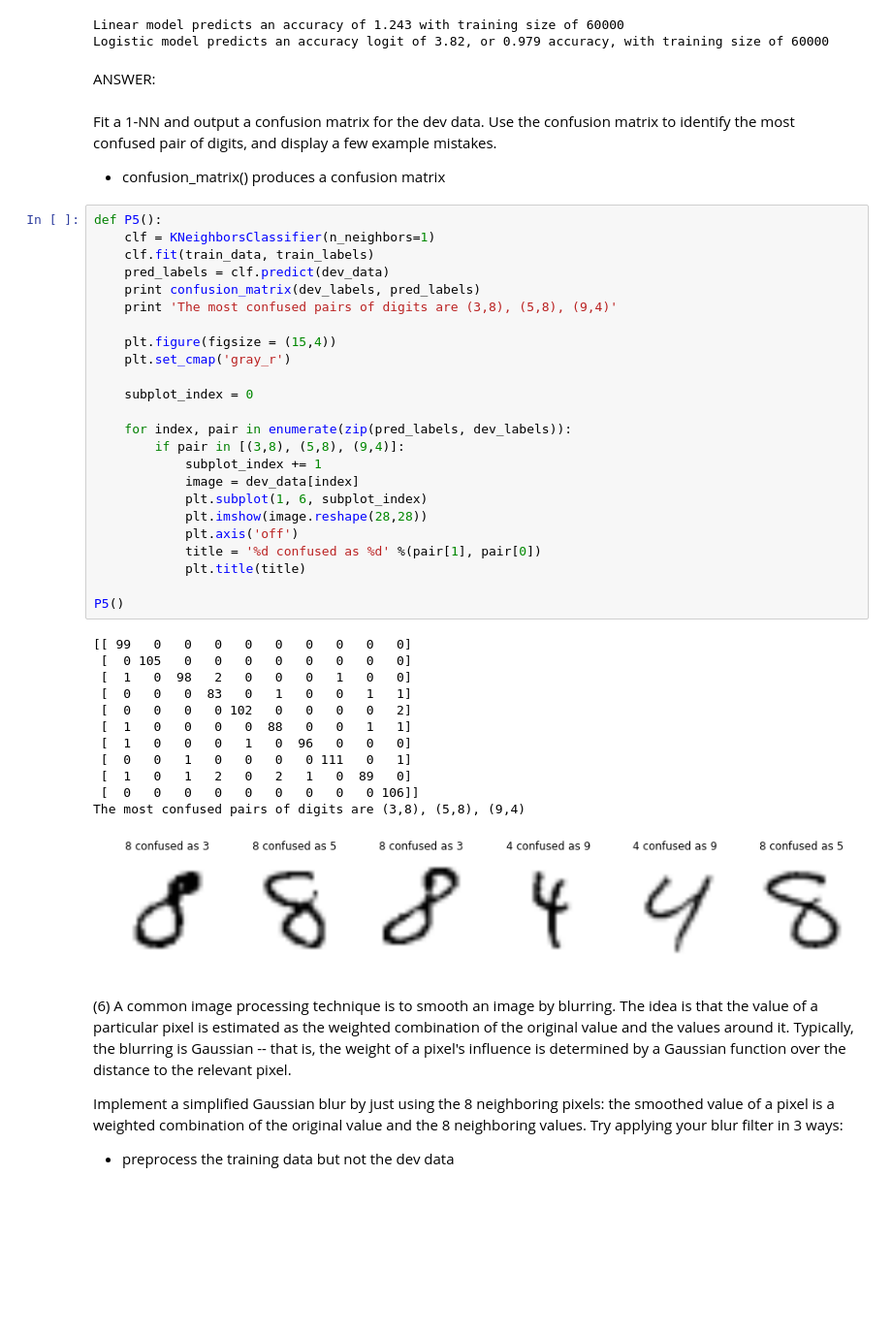
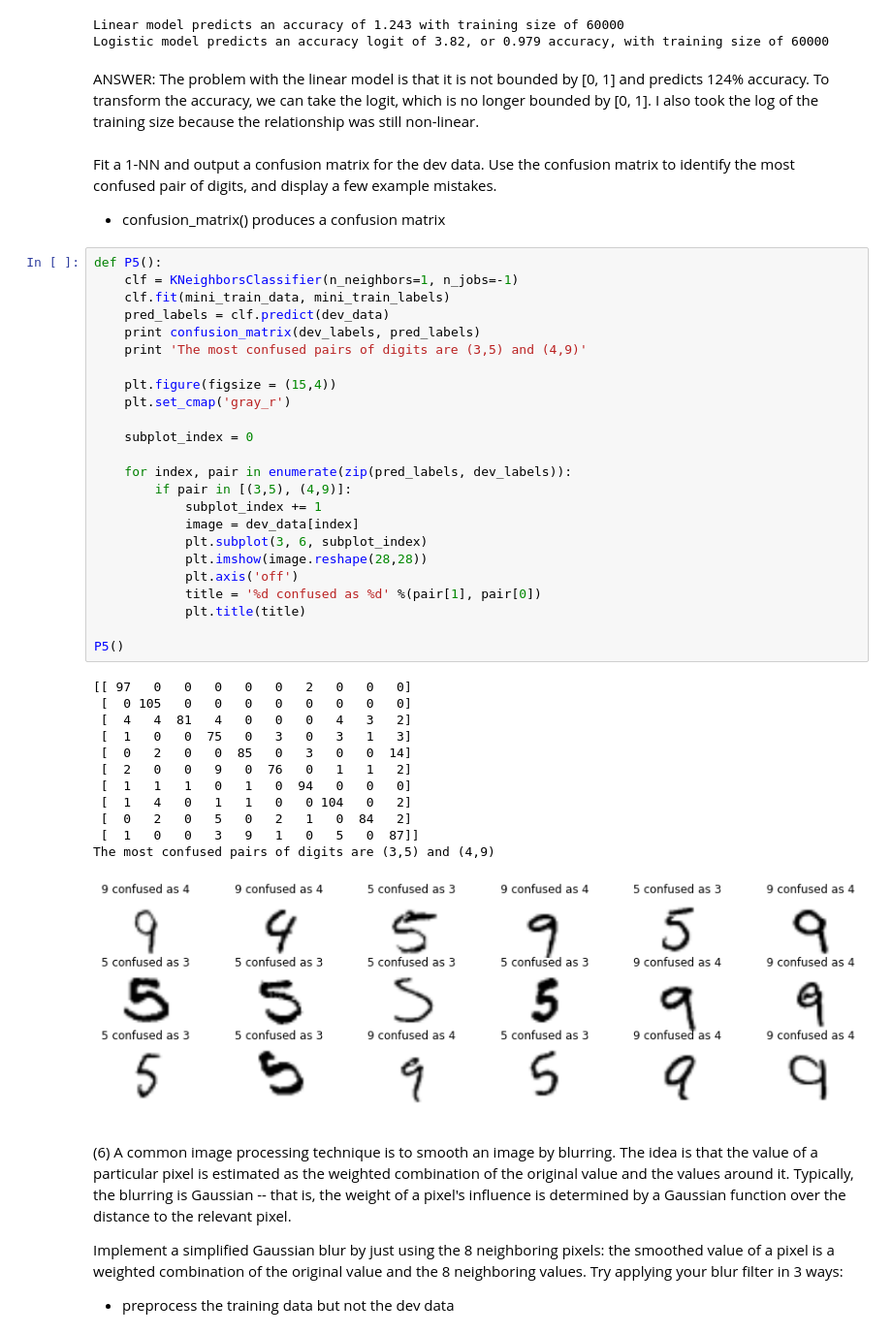
Before and after one commit to dlin17/w207, a Jupyter notebook: darren_lin_p1.ipynb, the cells around one changed output. Shown: that part at 97% size. Drawn from its saved outputs; the diff is of its cells as text; blank space fills up the shorter version.

```diff
--- a/darren_lin_p1.ipynb
+++ b/darren_lin_p1.ipynb
@@ -177,49 +177,49 @@ P4()
 # %% [output]
 Linear model predicts an accuracy of 1.243 with training size of 60000
 Logistic model predicts an accuracy logit of 3.82, or 0.979 accuracy, with training size of 60000
-# %% [markdown]
-ANSWER:
+# %% [markdown]
+ANSWER: The problem with the linear model is that it is not bounded by [0, 1] and predicts 124% accuracy. To transform the accuracy, we can take the logit, which is no longer bounded by [0, 1]. I also took the log of the training size because the relationship was still non-linear.
 # %% [markdown]
 Fit a 1-NN and output a confusion matrix for the dev data. Use the confusion matrix to identify the most confused pair of digits, and display a few example mistakes.
 
 - confusion_matrix() produces a confusion matrix
 # %%
 def P5():
-    clf = KNeighborsClassifier(n_neighbors=1)
-    clf.fit(train_data, train_labels)
+    clf = KNeighborsClassifier(n_neighbors=1, n_jobs=-1)
+    clf.fit(mini_train_data, mini_train_labels)
     pred_labels = clf.predict(dev_data)
     print confusion_matrix(dev_labels, pred_labels)
-    print 'The most confused pairs of digits are (3,8), (5,8), (9,4)'
+    print 'The most confused pairs of digits are (3,5) and (4,9)'
 
     plt.figure(figsize = (15,4))
     plt.set_cmap('gray_r')
 
     subplot_index = 0
 
     for index, pair in enumerate(zip(pred_labels, dev_labels)):
-        if pair in [(3,8), (5,8), (9,4)]:
+        if pair in [(3,5), (4,9)]:
             subplot_index += 1
             image = dev_data[index]
-            plt.subplot(1, 6, subplot_index)
+            plt.subplot(3, 6, subplot_index)
             plt.imshow(image.reshape(28,28))
             plt.axis('off')
             title = '%d confused as %d' %(pair[1], pair[0])
             plt.title(title)
 
 P5()
 # %% [output]
-[[ 99   0   0   0   0   0   0   0   0   0]
+[[ 97   0   0   0   0   0   2   0   0   0]
  [  0 105   0   0   0   0   0   0   0   0]
- [  1   0  98   2   0   0   0   1   0   0]
- [  0   0   0  83   0   1   0   0   1   1]
- [  0   0   0   0 102   0   0   0   0   2]
- [  1   0   0   0   0  88   0   0   1   1]
- [  1   0   0   0   1   0  96   0   0   0]
- [  0   0   1   0   0   0   0 111   0   1]
- [  1   0   1   2   0   2   1   0  89   0]
- [  0   0   0   0   0   0   0   0   0 106]]
-The most confused pairs of digits are (3,8), (5,8), (9,4)
+ [  4   4  81   4   0   0   0   4   3   2]
+ [  1   0   0  75   0   3   0   3   1   3]
+ [  0   2   0   0  85   0   3   0   0  14]
+ [  2   0   0   9   0  76   0   1   1   2]
+ [  1   1   1   0   1   0  94   0   0   0]
+ [  1   4   0   1   1   0   0 104   0   2]
+ [  0   2   0   5   0   2   1   0  84   2]
+ [  1   0   0   3   9   1   0   5   0  87]]
+The most confused pairs of digits are (3,5) and (4,9)
-[figure, old version]
+[figure, new version]
 # %% [markdown]
 (6) A common image processing technique is to smooth an image by blurring. The idea is that the value of a particular pixel is estimated as the weighted combination of the original value and the values around it. Typically, the blurring is Gaussian -- that is, the weight of a pixel's influence is determined by a Gaussian function over the distance to the relevant pixel.
 
```
Also changed, not shown: parts of 27 cells of this notebook.
